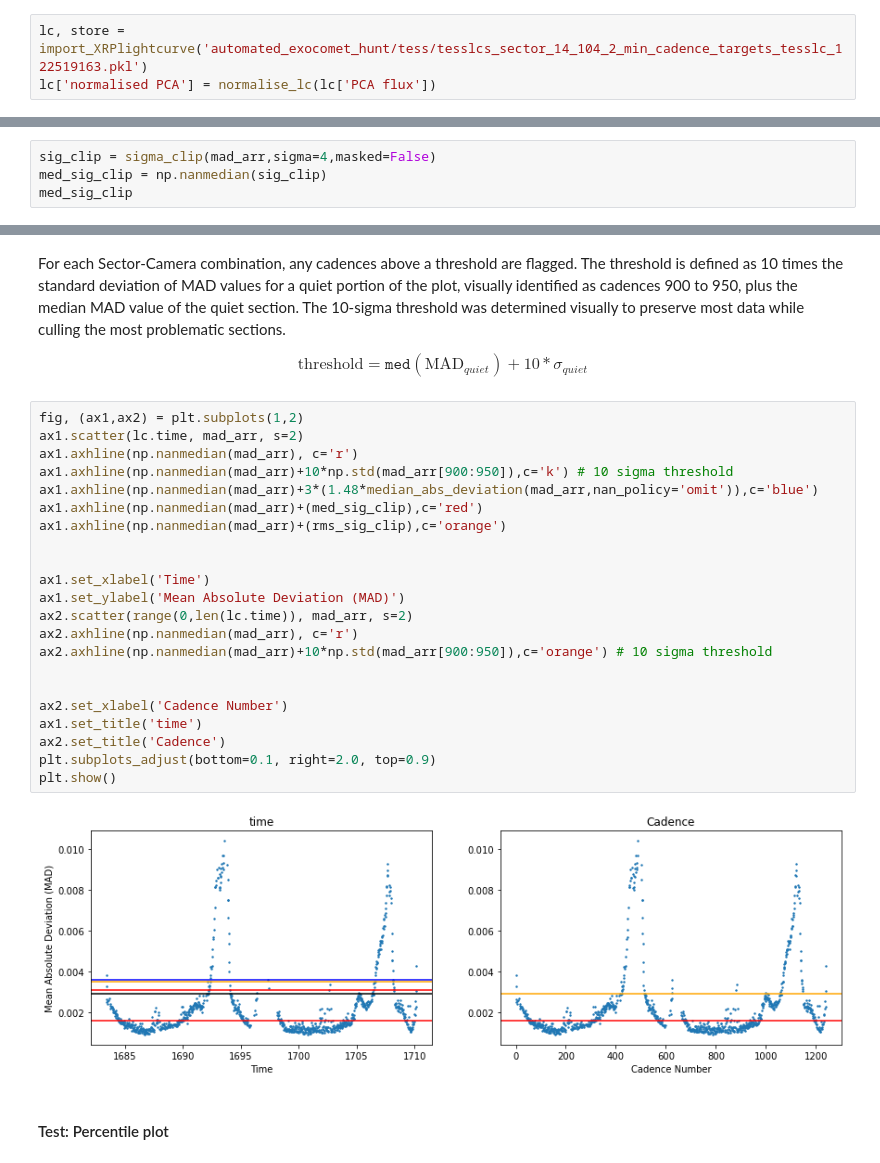
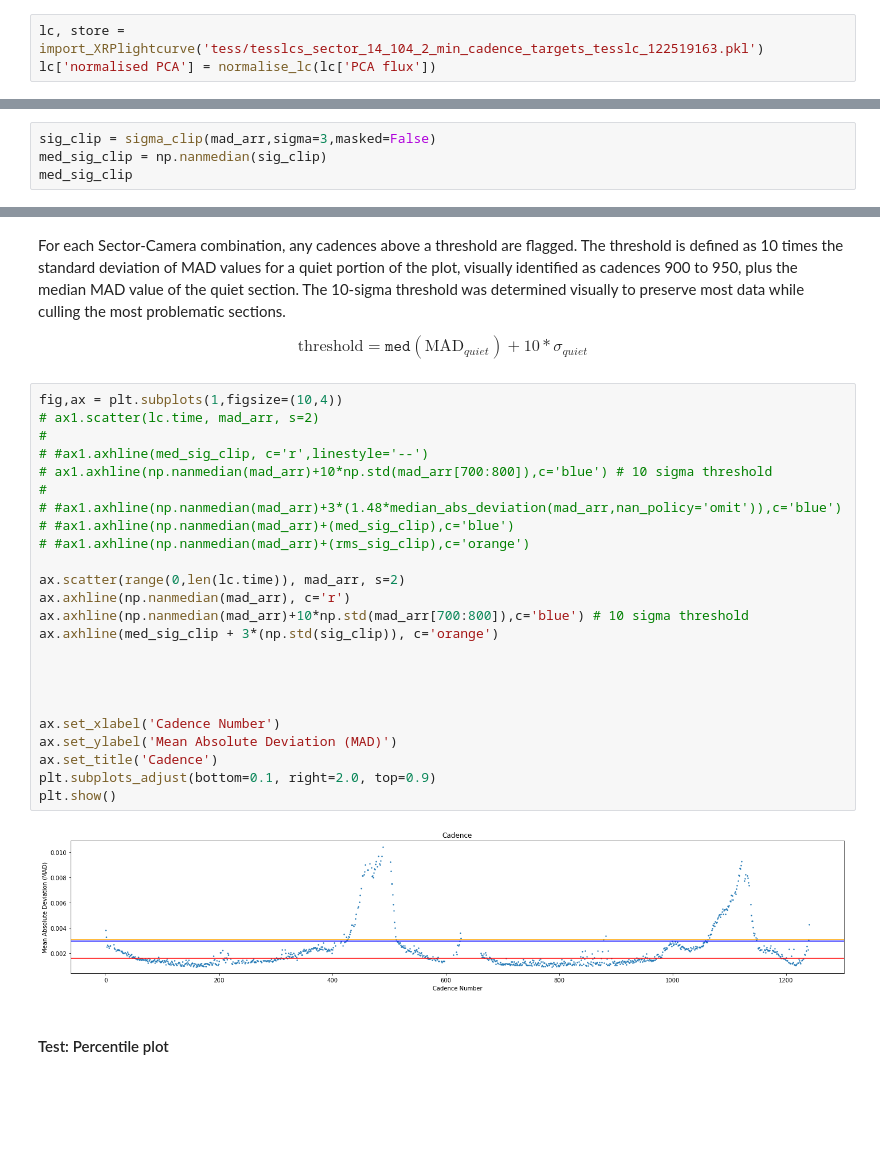
Before and after one commit to azibn/automated_exocomet_hunt, a Jupyter notebook: Notebooks/masking.ipynb, the cells around one changed output, grey strips where cells are left out. Drawn from its saved outputs; the diff is of its cells as text; blank space fills up the shorter version.

```diff
--- a/Notebooks/masking.ipynb
+++ b/Notebooks/masking.ipynb
@@ -51,7 +50,7 @@ def import_XRPlightcurve(file_path):
 def normalise_lc(flux):
     return flux/flux.mean()
 # %%
-lc, store = import_XRPlightcurve('automated_exocomet_hunt/tess/tesslcs_sector_14_104_2_min_cadence_targets_tesslc_122519163.pkl')
+lc, store = import_XRPlightcurve('tess/tesslcs_sector_14_104_2_min_cadence_targets_tesslc_122519163.pkl')
 lc['normalised PCA'] = normalise_lc(lc['PCA flux'])
 # %% [markdown]
 ### First lightcurve
@@ -96,7 +95,7 @@ np.nanmedian(mad_arr)+10*np.std(mad_arr[900:950])
 # %% [markdown]
 **Sigma Clipping**
 # %%
-sig_clip = sigma_clip(mad_arr,sigma=4,masked=False)
+sig_clip = sigma_clip(mad_arr,sigma=3,masked=False)
 med_sig_clip = np.nanmedian(sig_clip)
 med_sig_clip
 # %% [output]
@@ -116,29 +119,31 @@ For each Sector-Camera combination, any cadences above a threshold are flagged.
 
 $$\text{threshold} = \texttt{med}(\text{MAD}_{quiet})+ 10*\sigma_{quiet}$$
 # %%
-fig, (ax1,ax2) = plt.subplots(1,2)
-ax1.scatter(lc.time, mad_arr, s=2)
-ax1.axhline(np.nanmedian(mad_arr), c='r')
-ax1.axhline(np.nanmedian(mad_arr)+10*np.std(mad_arr[900:950]),c='k') # 10 sigma threshold
-ax1.axhline(np.nanmedian(mad_arr)+3*(1.48*median_abs_deviation(mad_arr,nan_policy='omit')),c='blue')
-ax1.axhline(np.nanmedian(mad_arr)+(med_sig_clip),c='red')
-ax1.axhline(np.nanmedian(mad_arr)+(rms_sig_clip),c='orange')
+fig,ax = plt.subplots(1,figsize=(10,4))
+# ax1.scatter(lc.time, mad_arr, s=2)
+#
+# #ax1.axhline(med_sig_clip, c='r',linestyle='--')
+# ax1.axhline(np.nanmedian(mad_arr)+10*np.std(mad_arr[700:800]),c='blue') # 10 sigma threshold
+#
+# #ax1.axhline(np.nanmedian(mad_arr)+3*(1.48*median_abs_deviation(mad_arr,nan_policy='omit')),c='blue')
+# #ax1.axhline(np.nanmedian(mad_arr)+(med_sig_clip),c='blue')
+# #ax1.axhline(np.nanmedian(mad_arr)+(rms_sig_clip),c='orange')
+
+ax.scatter(range(0,len(lc.time)), mad_arr, s=2)
+ax.axhline(np.nanmedian(mad_arr), c='r')
+ax.axhline(np.nanmedian(mad_arr)+10*np.std(mad_arr[700:800]),c='blue') # 10 sigma threshold
+ax.axhline(med_sig_clip + 3*(np.std(sig_clip)), c='orange')
 
 
-ax1.set_xlabel('Time')
-ax1.set_ylabel('Mean Absolute Deviation (MAD)')
-ax2.scatter(range(0,len(lc.time)), mad_arr, s=2)
-ax2.axhline(np.nanmedian(mad_arr), c='r')
-ax2.axhline(np.nanmedian(mad_arr)+10*np.std(mad_arr[900:950]),c='orange') # 10 sigma threshold
 
 
-ax2.set_xlabel('Cadence Number')
-ax1.set_title('time')
-ax2.set_title('Cadence')
+ax.set_xlabel('Cadence Number')
+ax.set_ylabel('Mean Absolute Deviation (MAD)')
+ax.set_title('Cadence')
 plt.subplots_adjust(bottom=0.1, right=2.0, top=0.9)
 plt.show()
 # %% [output]
-[figure, old version]
+[figure, new version]
 # %% [markdown]
 #### Test: Percentile plot
 # %%
```
Also changed, not shown: parts of 9 cells of this notebook, 3 other files.
